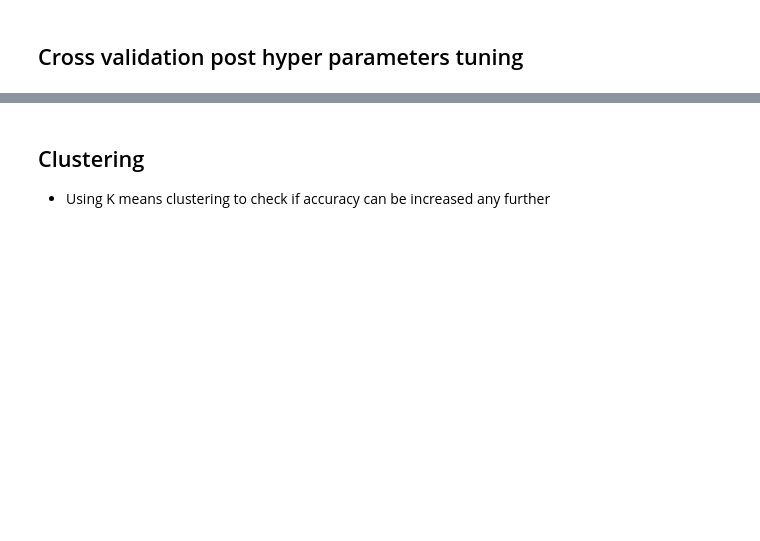
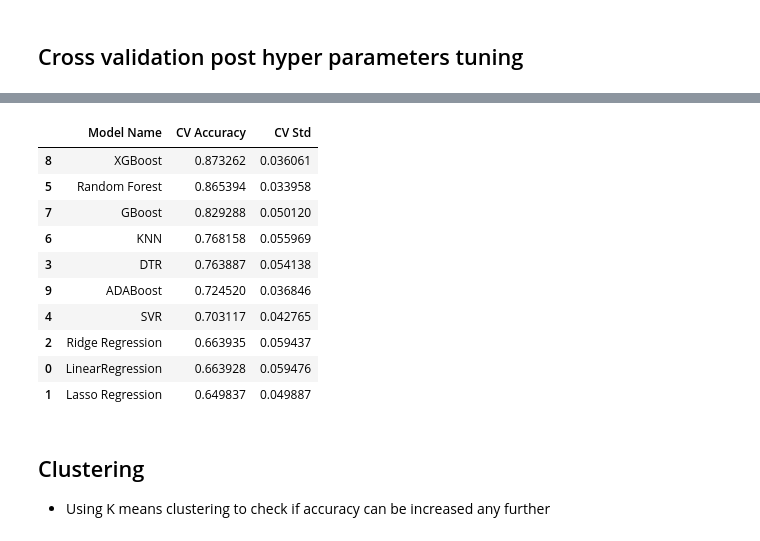
Before and after one commit to chaitanyaaditya/CapStone, a Jupyter notebook: CapStoneProject1.ipynb, the cells around one changed output, grey strips where cells are left out. Drawn from its saved outputs; the diff is of its cells as text; code cells hidden in the pictures; blank space fills up the shorter version.

```diff
--- a/CapStoneProject1.ipynb
+++ b/CapStoneProject1.ipynb
@@ -700,3 +731,17 @@ cv_post_hypt(pca_df.drop('strength', axis = 1), pca_df['strength'])
+# %%
+K_fold_CV(pca_df.drop('strength', axis = 1), pca_df['strength'])
+# %% [output]
+|  | Model Name | CV Accuracy | CV Std |
+| 8 | XGBoost | 0.873262 | 0.036061 |
+| 5 | Random Forest | 0.865394 | 0.033958 |
+| 7 | GBoost | 0.829288 | 0.050120 |
+| 6 | KNN | 0.768158 | 0.055969 |
+| 3 | DTR | 0.763887 | 0.054138 |
+| 9 | ADABoost | 0.724520 | 0.036846 |
+| 4 | SVR | 0.703117 | 0.042765 |
+| 2 | Ridge Regression | 0.663935 | 0.059437 |
+| 0 | LinearRegression | 0.663928 | 0.059476 |
+| 1 | Lasso Regression | 0.649837 | 0.049887 |
 # %% [markdown]
 ## Clustering
 - Using K means clustering to check if accuracy can be increased any further
```
Also changed, not shown: parts of 5 cells of this notebook.
